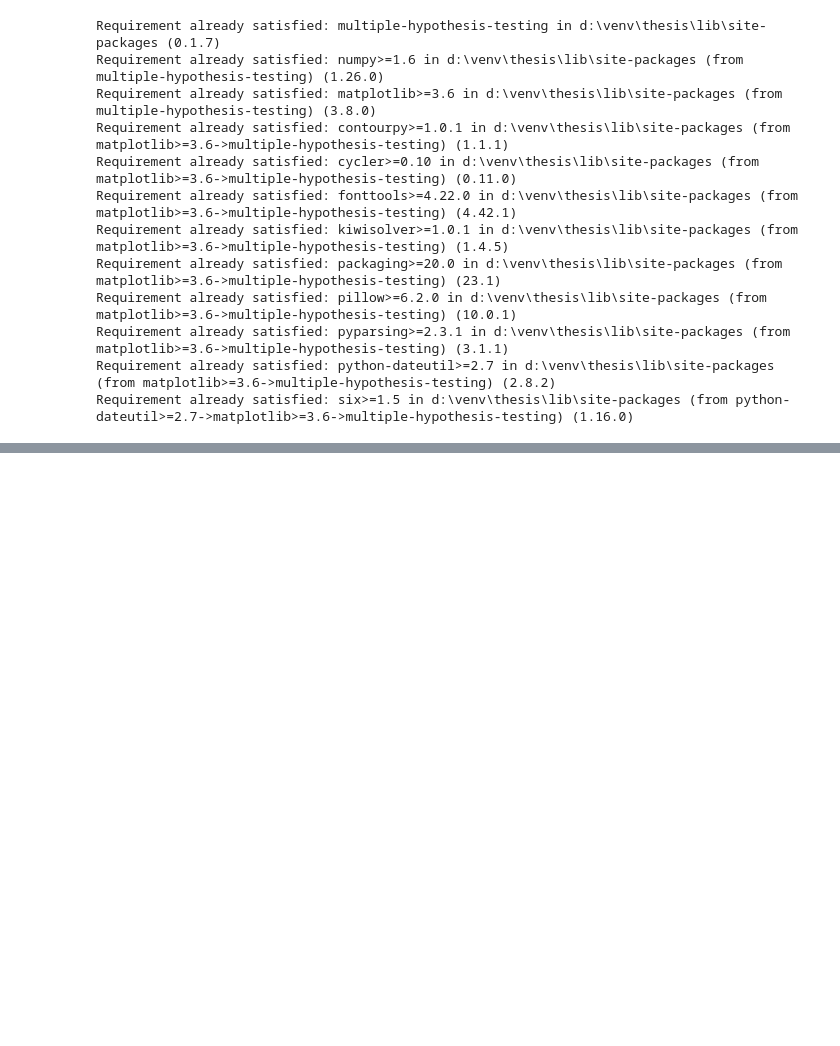
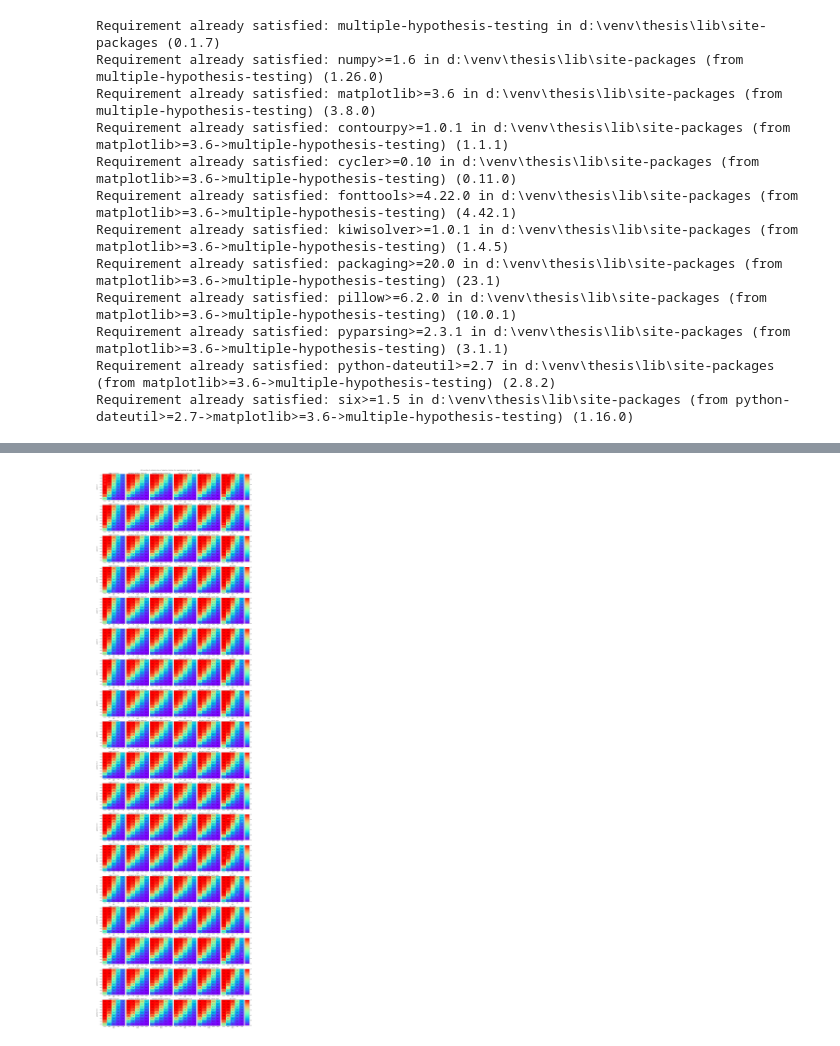
Before and after one commit to drormeir/Thesis, a Jupyter notebook: Donoho_Article_Plots.ipynb, the cells around one changed output, grey strips where cells are left out. Saved outputs shown, nothing was run; the diff lists cells and outputs as text; code cells hidden in the pictures; blank space fills up the shorter version.

```diff
--- a/Donoho_Article_Plots.ipynb
+++ b/Donoho_Article_Plots.ipynb
@@ -98,0 +100,22 @@ plt.show()
+# %%
+N=30000
+monte_carlo = 1000
+chunk_size = 100
+beta_range=list(np.arange(0.5,1.0,0.1))
+r_range=list(np.arange(0.05,0.5,0.05))
+gamma = list(np.arange(0.1,1.0,0.1))
+gamma_power = list(-np.arange(0.1,1.0,0.1))
+gamma_range = gamma + gamma_power
+
+major_models = [Higher_Criticism(),\
+                Benjamini_Hochberg(alpha=0.5),\
+                Benjamini_Hochberg(alpha=0.1),\
+                Bonferroni(alpha=1),\
+                Benjamini_Hochberg(alpha=None),\
+                Berk_Jones()]
+# %%
+AUC_full_analysis_single_size(N=N, beta_range=beta_range, r_range=r_range, gamma_range=gamma_range,\
+                              major_models=major_models,\
+                              monte_carlo=monte_carlo, chunk_size=chunk_size)
+# %% [output]
+[figure, added]
```
Also changed, not shown: parts of 5 cells of this notebook, 4 other files.
